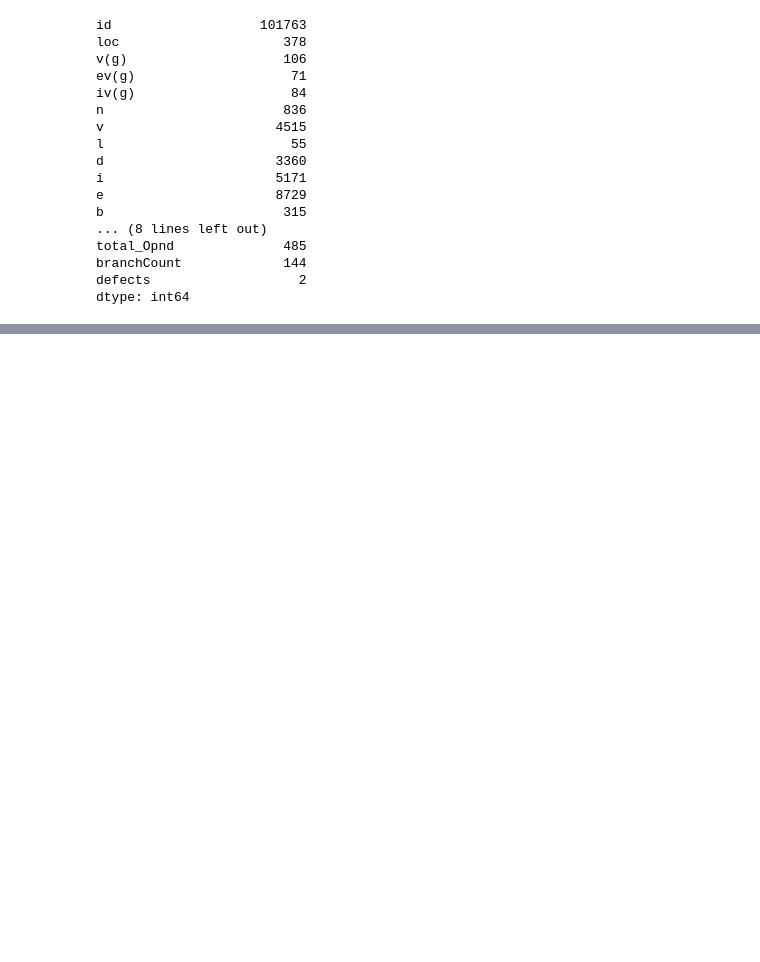
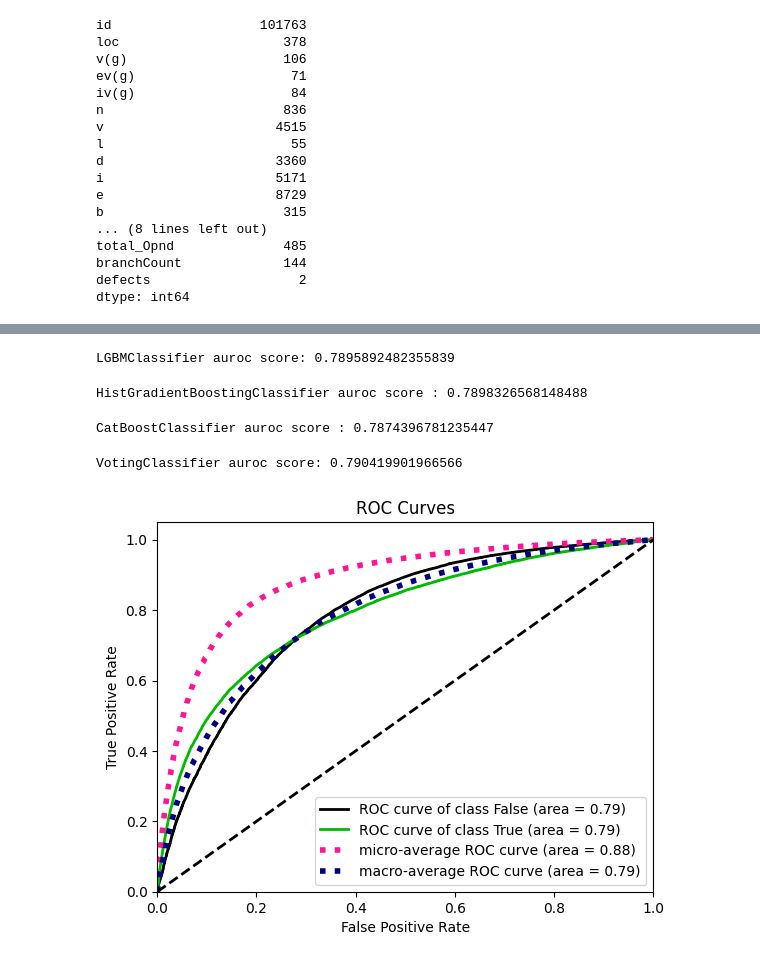
Before and after one commit to Murad-pitafi/Kaggle-Competitions, a Jupyter notebook: playground-series-software-defects.ipynb, the cells around one changed output, grey strips where cells are left out. Drawn from its saved outputs; the diff is of its cells as text; code cells hidden in the pictures; blank space fills up the shorter version.

Commit message:
Kaggle Notebook | playground series software defects | Version 12

```diff
--- a/playground-series-software-defects.ipynb
+++ b/playground-series-software-defects.ipynb
@@ -269,0 +277,10 @@ submission_df.to_csv('submission.csv', index=False)
+# %%
+xtr , ytr = train.drop('defects', axis = 1), train['defects']
+# %%
+lgbm = LGBMClassifier()
+kf = StratifiedKFold(n_splits = 10)
+scores = cross_val_score(lgbm, xtr, ytr, scoring = 'roc_auc',
+                        cv = kf, n_jobs = -1)
+print(f'{lgbm.__class__.__name__} auroc score: {scores.mean()}')
+# %% [output]
+LGBMClassifier auroc score: 0.7895892482355839
@@ -269,0 +293,41 @@ submission_df.to_csv('submission.csv', index=False)
+# %%
+hist = HistGradientBoostingClassifier()
+scores = cross_val_score(hist, xtr, ytr,
+                        scoring = 'roc_auc',
+                        cv = kf,
+                        n_jobs = -1)
+print(f'{hist.__class__.__name__} auroc score : {scores.mean()}')
+# %% [output]
+HistGradientBoostingClassifier auroc score : 0.7898326568148488
+# %%
+cat = CatBoostClassifier(verbose = False)
+
+scores = cross_val_score(cat, xtr,
+                        ytr,scoring = 'roc_auc',
+                        cv = kf,
+                        n_jobs = -1)
+print(f'{cat.__class__.__name__} auroc score : {scores.mean()}')
+# %% [output]
+CatBoostClassifier auroc score : 0.7874396781235447
+# %%
+vc = VotingClassifier(estimators= [('lgbm', lgbm), ('cat', cat), ('hist', hist)],
+                     voting = 'soft')
+
+scores = cross_val_score(vc,xtr,ytr,
+                        scoring = 'roc_auc',
+                        cv = kf, n_jobs = -1)
+
+print(f'{vc.__class__.__name__} auroc score: {scores.mean()}')
+# %% [output]
+VotingClassifier auroc score: 0.790419901966566
+# %%
+import matplotlib.pyplot as plt
+prob = cross_val_predict(vc,xtr, ytr,
+                        cv = kf,
+                        method = 'predict_proba',
+                        n_jobs= -1)
+
+skplt.metrics.plot_roc_curve(ytr,prob)
+plt.show()
+# %% [output]
+[figure, added]
```
Also changed, not shown: parts of 19 cells of this notebook.
